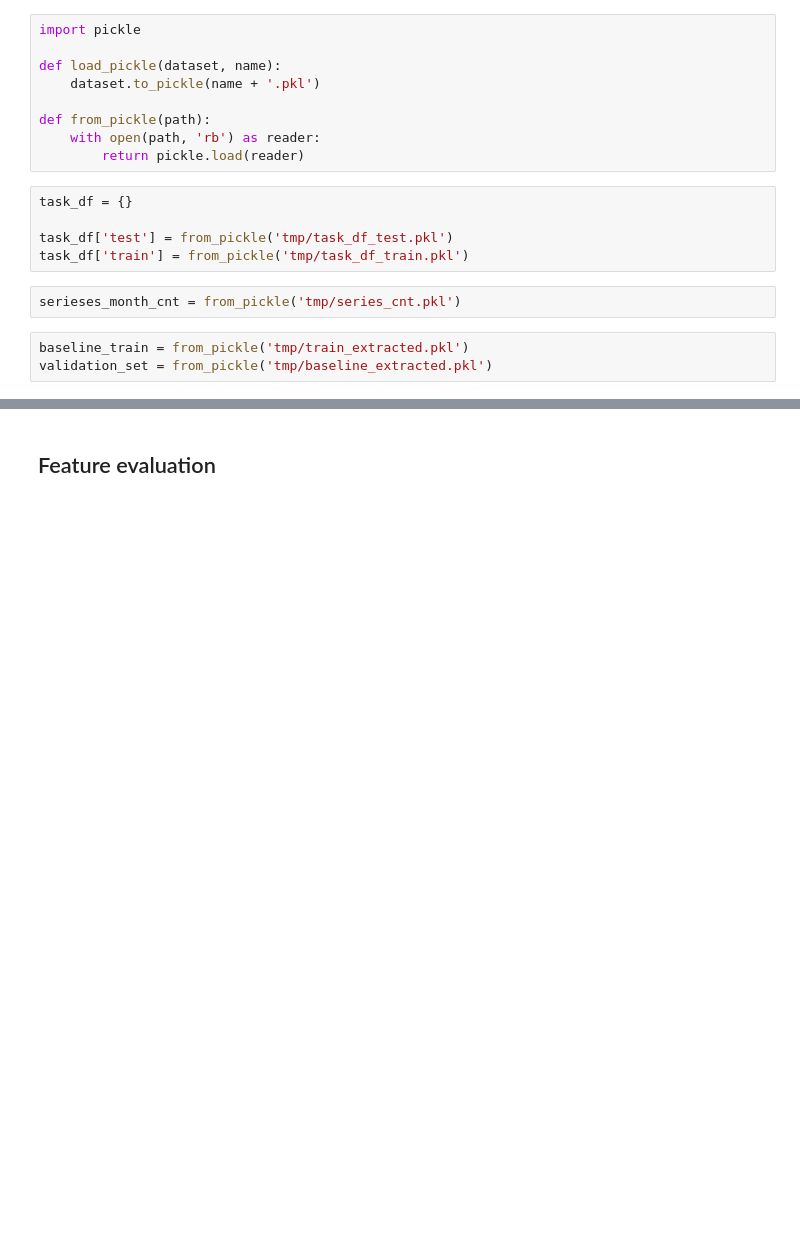
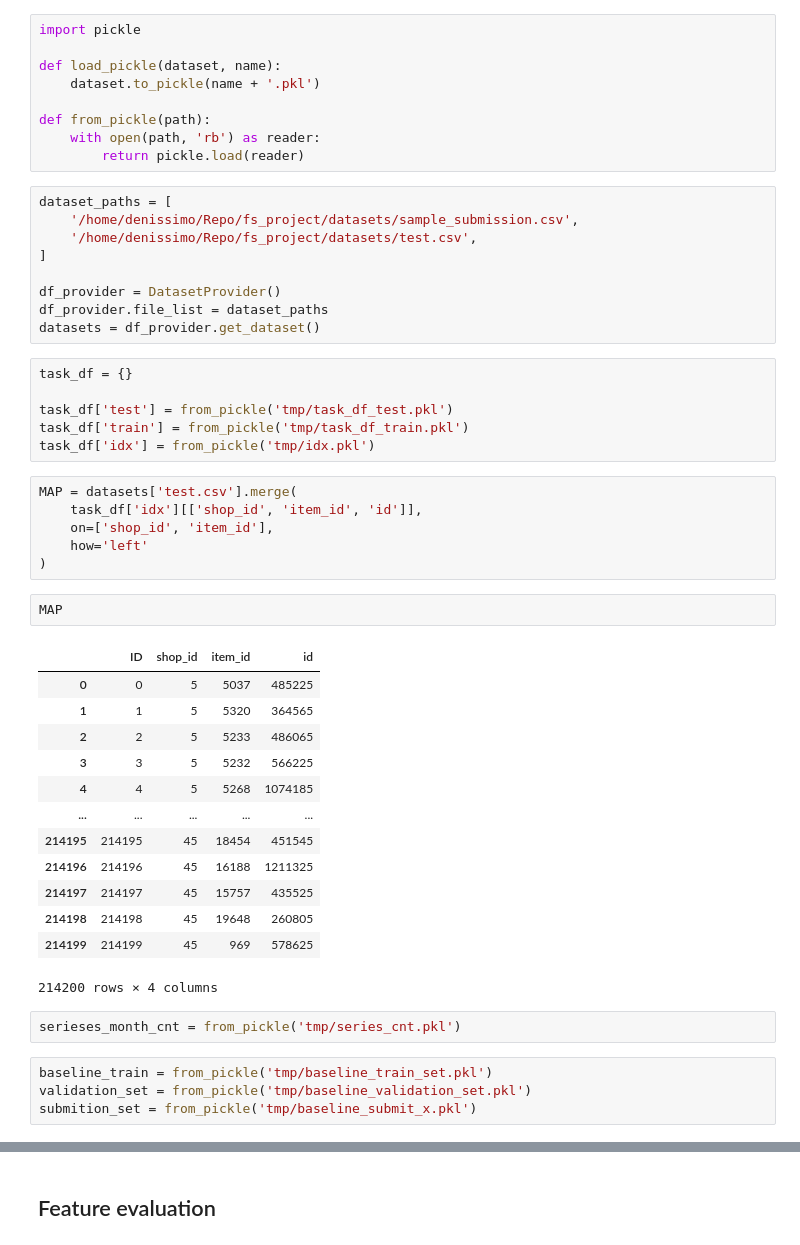
Before and after one commit to Denchidlo/FutureSales, a Jupyter notebook: notebooks/models_fitting.ipynb, the cells around one changed output, grey strips where cells are left out. Saved outputs shown, nothing was run; the diff lists cells and outputs as text; blank space fills up the shorter version.

```diff
--- a/notebooks/models_fitting.ipynb
+++ b/notebooks/models_fitting.ipynb
@@ -41,13 +44,46 @@ def load_pickle(dataset, name):
 def from_pickle(path):
     with open(path, 'rb') as reader:
         return pickle.load(reader)
+# %%
+dataset_paths = [
+    '/home/denissimo/Repo/fs_project/datasets/sample_submission.csv',
+    '/home/denissimo/Repo/fs_project/datasets/test.csv',
+]
+
+df_provider = DatasetProvider()
+df_provider.file_list = dataset_paths
+datasets = df_provider.get_dataset()
 # %%
 task_df = {}
 
 task_df['test'] = from_pickle('tmp/task_df_test.pkl')
 task_df['train'] = from_pickle('tmp/task_df_train.pkl')
+task_df['idx'] = from_pickle('tmp/idx.pkl')
+# %%
+MAP = datasets['test.csv'].merge(
+    task_df['idx'][['shop_id', 'item_id', 'id']],
+    on=['shop_id', 'item_id'],
+    how='left'
+)
+# %%
+MAP
+# %% [output]
+|  | ID | shop_id | item_id | id |
+| 0 | 0 | 5 | 5037 | 485225 |
+| 1 | 1 | 5 | 5320 | 364565 |
+| 2 | 2 | 5 | 5233 | 486065 |
+| 3 | 3 | 5 | 5232 | 566225 |
+| 4 | 4 | 5 | 5268 | 1074185 |
+| ... | ... | ... | ... | ... |
+| 214195 | 214195 | 45 | 18454 | 451545 |
+| 214196 | 214196 | 45 | 16188 | 1211325 |
+| 214197 | 214197 | 45 | 15757 | 435525 |
+| 214198 | 214198 | 45 | 19648 | 260805 |
+| 214199 | 214199 | 45 | 969 | 578625 |
+214200 rows × 4 columns
 # %%
 serieses_month_cnt = from_pickle('tmp/series_cnt.pkl')
 # %%
-baseline_train = from_pickle('tmp/train_extracted.pkl')
-validation_set = from_pickle('tmp/baseline_extracted.pkl')
+baseline_train = from_pickle('tmp/baseline_train_set.pkl')
+validation_set = from_pickle('tmp/baseline_validation_set.pkl')
+submition_set = from_pickle('tmp/baseline_submit_x.pkl')
```
Also changed, not shown: parts of 35 cells of this notebook, 2 other files.
